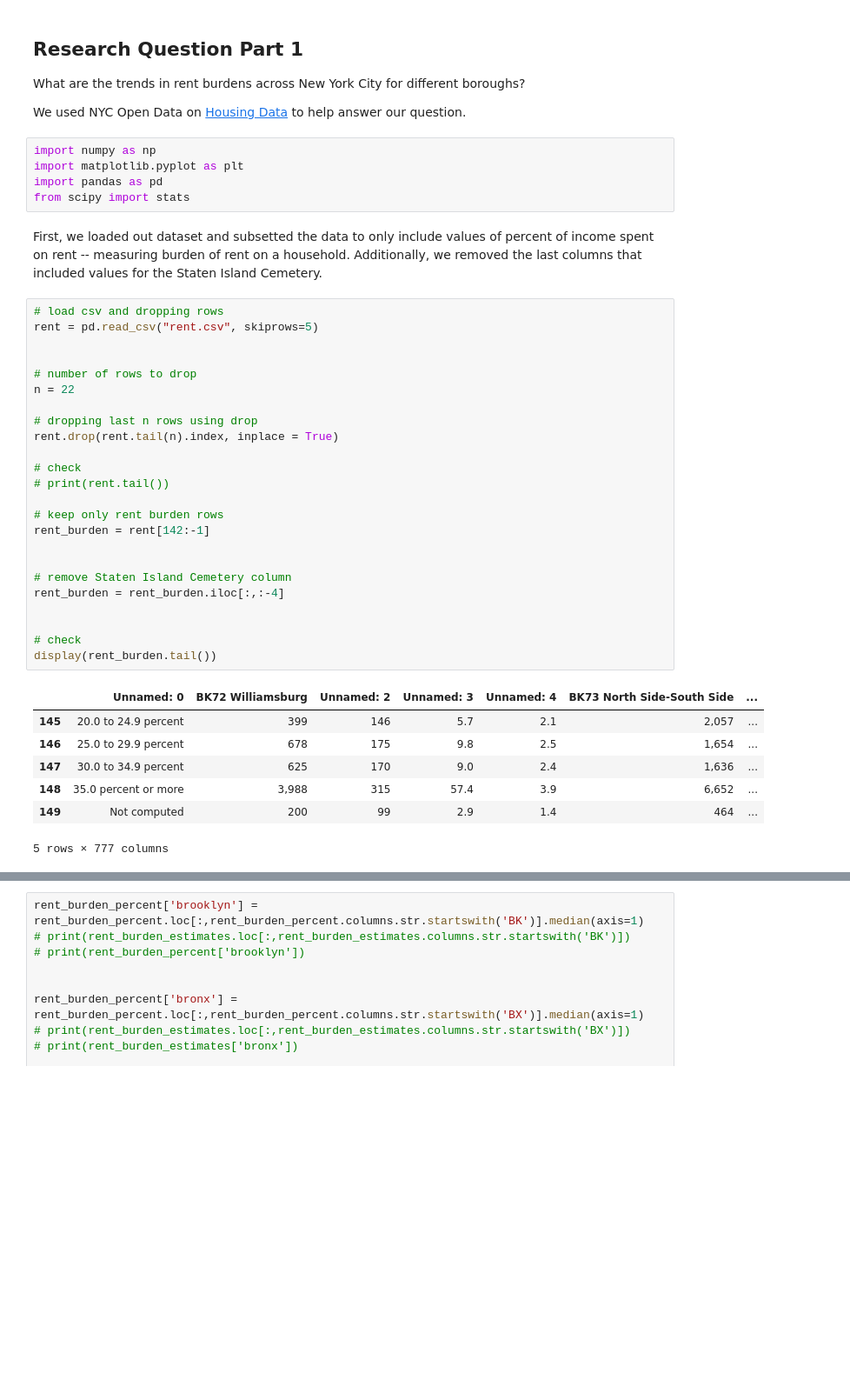
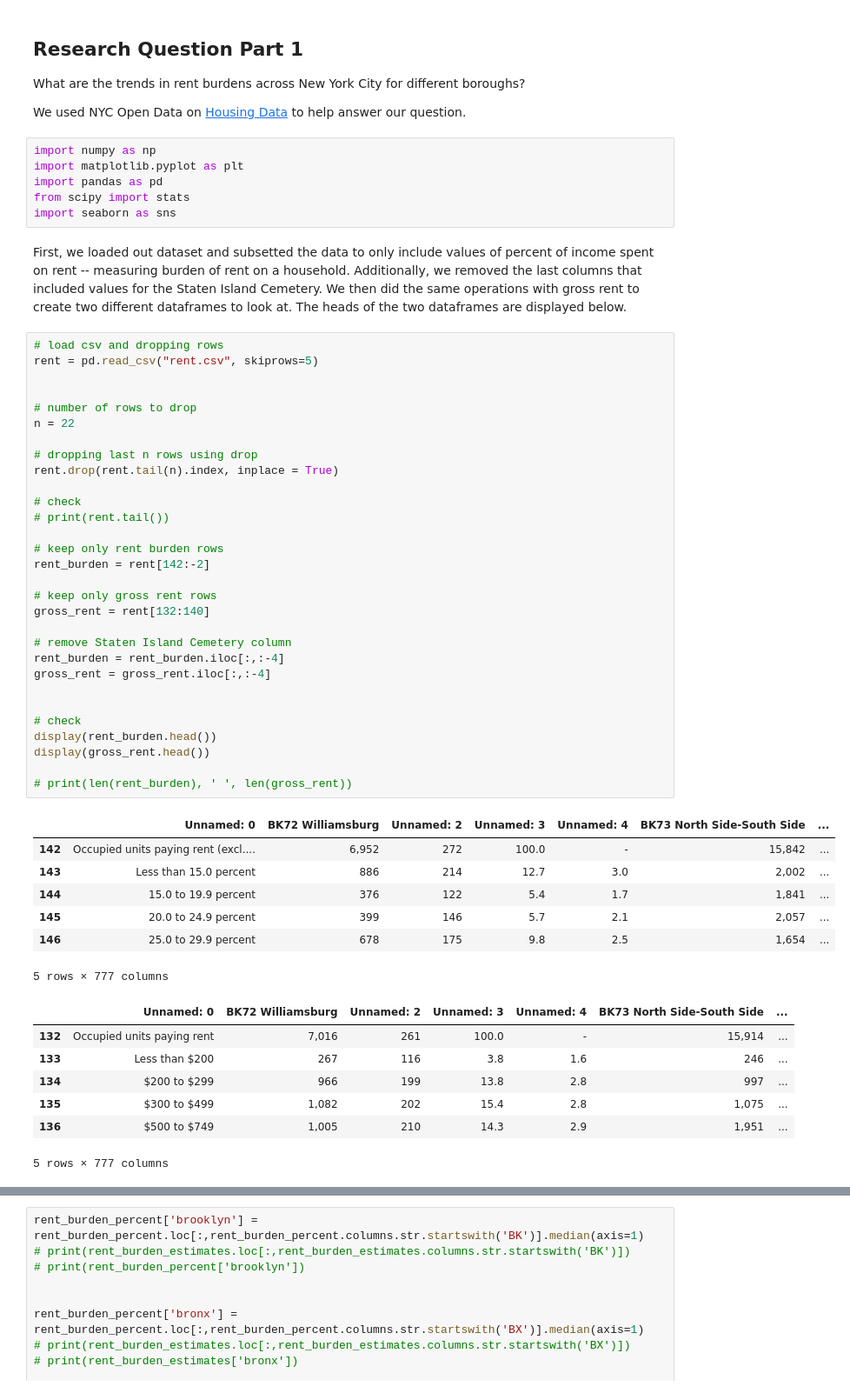
Before and after one commit to cailtyn-caj96/info-2950, a Jupyter notebook: phase2combined.ipynb, the cells around one changed output, grey strips where cells are left out. Shown at 87% size. Cells and saved outputs as stored; diff of their text form; blank space fills up the shorter version.

```diff
--- a/phase2combined.ipynb
+++ b/phase2combined.ipynb
@@ -15,37 +19,51 @@ import numpy as np
 import matplotlib.pyplot as plt
 import pandas as pd
 from scipy import stats
+import seaborn as sns
 # %% [markdown]
-First, we loaded out dataset and subsetted the data to only include values of percent of income spent on rent -- measuring burden of rent on a household. Additionally, we removed the last columns that included values for the Staten Island Cemetery.
+First, we loaded out dataset and subsetted the data to only include values of percent of income spent on rent -- measuring burden of rent on a household. Additionally, we removed the last columns that included values for the Staten Island Cemetery. We then did the same operations with gross rent to create two different dataframes to look at. The heads of the two dataframes are displayed below.
 # %%
 # load csv and dropping rows
 rent = pd.read_csv("rent.csv", skiprows=5)
 
 
 # number of rows to drop
 n = 22
 
 # dropping last n rows using drop
 rent.drop(rent.tail(n).index, inplace = True)
 
 # check
 # print(rent.tail())
 
 # keep only rent burden rows
-rent_burden = rent[142:-1]
+rent_burden = rent[142:-2]
 
+# keep only gross rent rows
+gross_rent = rent[132:140]
 
 # remove Staten Island Cemetery column
 rent_burden = rent_burden.iloc[:,:-4]
+gross_rent = gross_rent.iloc[:,:-4]
 
 
 # check
-display(rent_burden.tail())
+display(rent_burden.head())
+display(gross_rent.head())
+
+# print(len(rent_burden), ' ', len(gross_rent))
 # %% [output]
 |  | Unnamed: 0 | BK72 Williamsburg | Unnamed: 2 | Unnamed: 3 | Unnamed: 4 | BK73 North Side-South Side | ... |
+| 142 | Occupied units paying rent (excl.... | 6,952 | 272 | 100.0 | - | 15,842 | ... |
+| 143 | Less than 15.0 percent | 886 | 214 | 12.7 | 3.0 | 2,002 | ... |
+| 144 | 15.0 to 19.9 percent | 376 | 122 | 5.4 | 1.7 | 1,841 | ... |
 | 145 | 20.0 to 24.9 percent | 399 | 146 | 5.7 | 2.1 | 2,057 | ... |
 | 146 | 25.0 to 29.9 percent | 678 | 175 | 9.8 | 2.5 | 1,654 | ... |
-| 147 | 30.0 to 34.9 percent | 625 | 170 | 9.0 | 2.4 | 1,636 | ... |
-| 148 | 35.0 percent or more | 3,988 | 315 | 57.4 | 3.9 | 6,652 | ... |
-| 149 | Not computed | 200 | 99 | 2.9 | 1.4 | 464 | ... |
 5 rows × 777 columns
+|  | Unnamed: 0 | BK72 Williamsburg | Unnamed: 2 | Unnamed: 3 | Unnamed: 4 | BK73 North Side-South Side | ... |
+| 132 | Occupied units paying rent | 7,016 | 261 | 100.0 | - | 15,914 | ... |
+| 133 | Less than $200 | 267 | 116 | 3.8 | 1.6 | 246 | ... |
+| 134 | $200 to $299 | 966 | 199 | 13.8 | 2.8 | 997 | ... |
+| 135 | $300 to $499 | 1,082 | 202 | 15.4 | 2.8 | 1,075 | ... |
+| 136 | $500 to $749 | 1,005 | 210 | 14.3 | 2.9 | 1,951 | ... |
+5 rows × 777 columns
```
Also changed, not shown: parts of 44 cells of this notebook.
